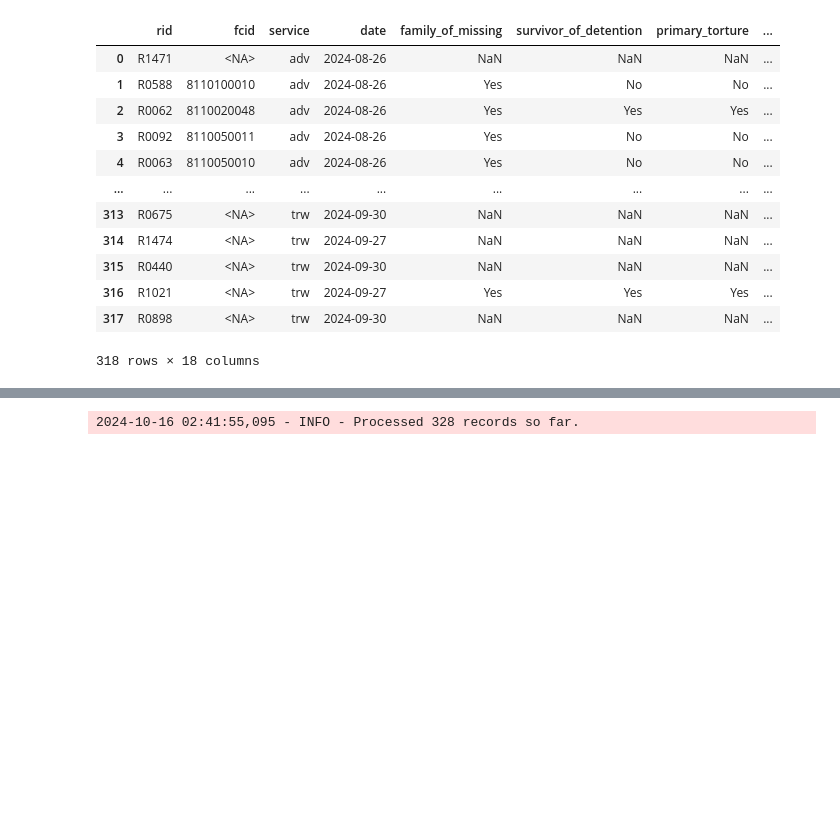
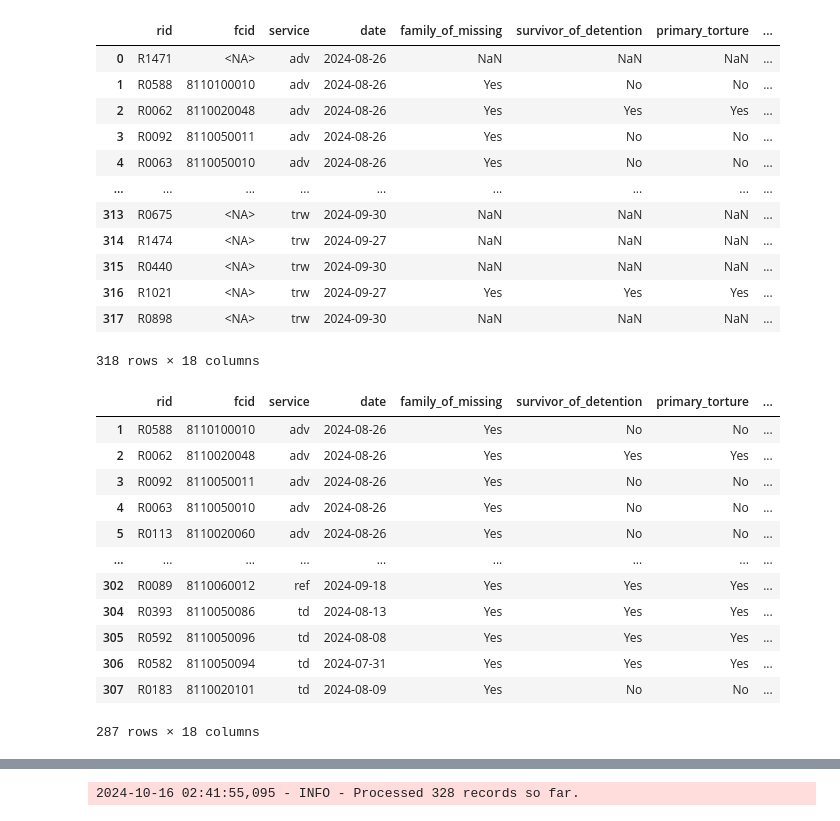
Before and after one commit to ModarYaghi/fc-performeter, a Jupyter notebook: notebooks/concatenation.ipynb, the cells around one changed output, grey strips where cells are left out. Cells and saved outputs as stored; diff of their text form; code cells hidden in the pictures; blank space fills up the shorter version.

```diff
--- a/notebooks/concatenation.ipynb
+++ b/notebooks/concatenation.ipynb
@@ -62,0 +66,16 @@ uniq_hsh_report = uniq_hsh_report[['rid', 'fcid', 'service', 'date']]
+# %%
+hsh_rep_beneficiaries
+# %% [output]
+|  | rid | fcid | service | date | family_of_missing | survivor_of_detention | primary_torture | ... |
+| 1 | R0588 | 8110100010 | adv | 2024-08-26 | Yes | No | No | ... |
+| 2 | R0062 | 8110020048 | adv | 2024-08-26 | Yes | Yes | Yes | ... |
+| 3 | R0092 | 8110050011 | adv | 2024-08-26 | Yes | No | No | ... |
+| 4 | R0063 | 8110050010 | adv | 2024-08-26 | Yes | No | No | ... |
+| 5 | R0113 | 8110020060 | adv | 2024-08-26 | Yes | No | No | ... |
+| ... | ... | ... | ... | ... | ... | ... | ... | ... |
+| 302 | R0089 | 8110060012 | ref | 2024-09-18 | Yes | Yes | Yes | ... |
+| 304 | R0393 | 8110050086 | td | 2024-08-13 | Yes | Yes | Yes | ... |
+| 305 | R0592 | 8110050096 | td | 2024-08-08 | Yes | Yes | Yes | ... |
+| 306 | R0582 | 8110050094 | td | 2024-07-31 | Yes | Yes | Yes | ... |
+| 307 | R0183 | 8110020101 | td | 2024-08-09 | Yes | No | No | ... |
+287 rows × 18 columns
```
Also changed, not shown: parts of 28 cells of this notebook, 3 other files.
